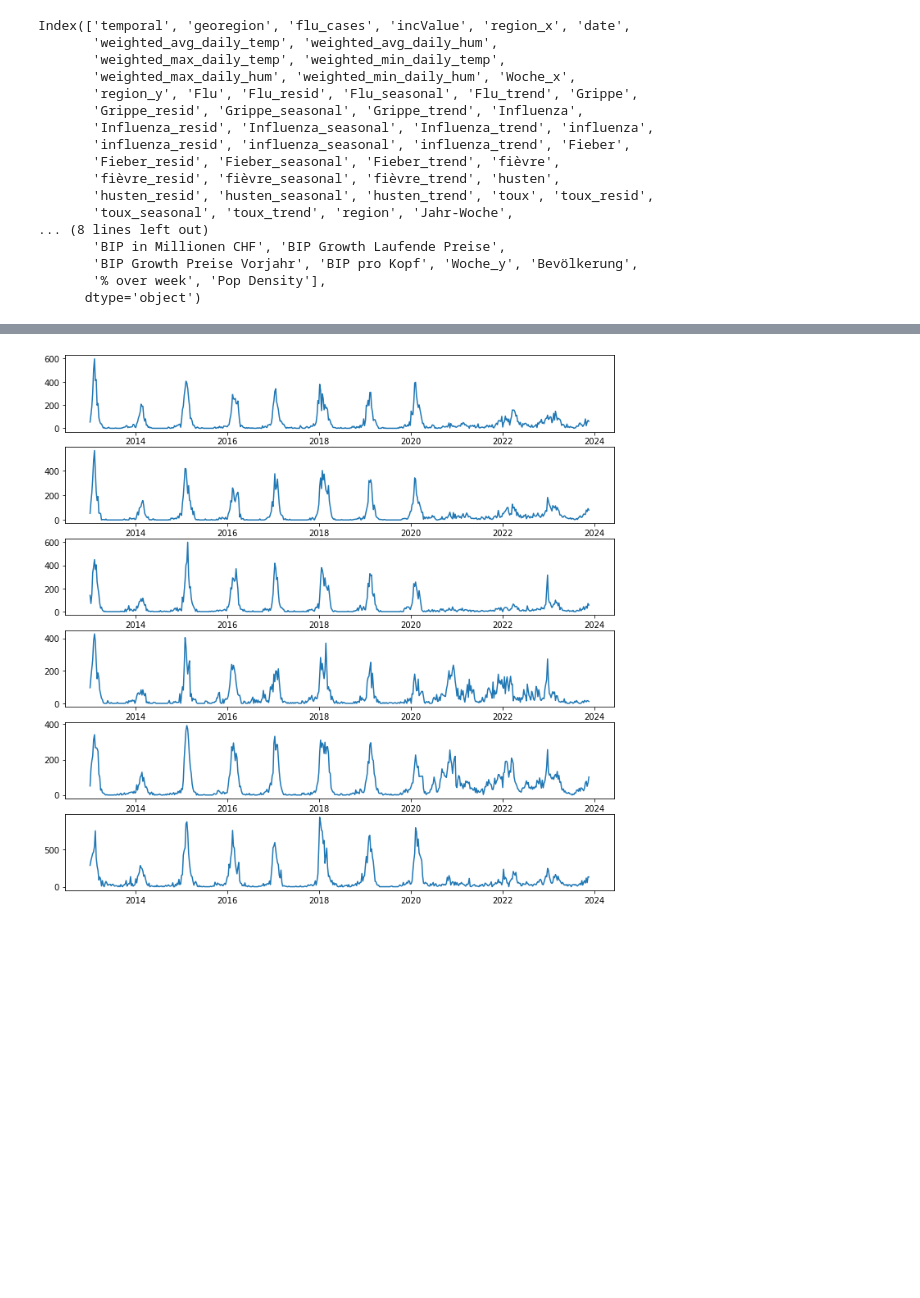
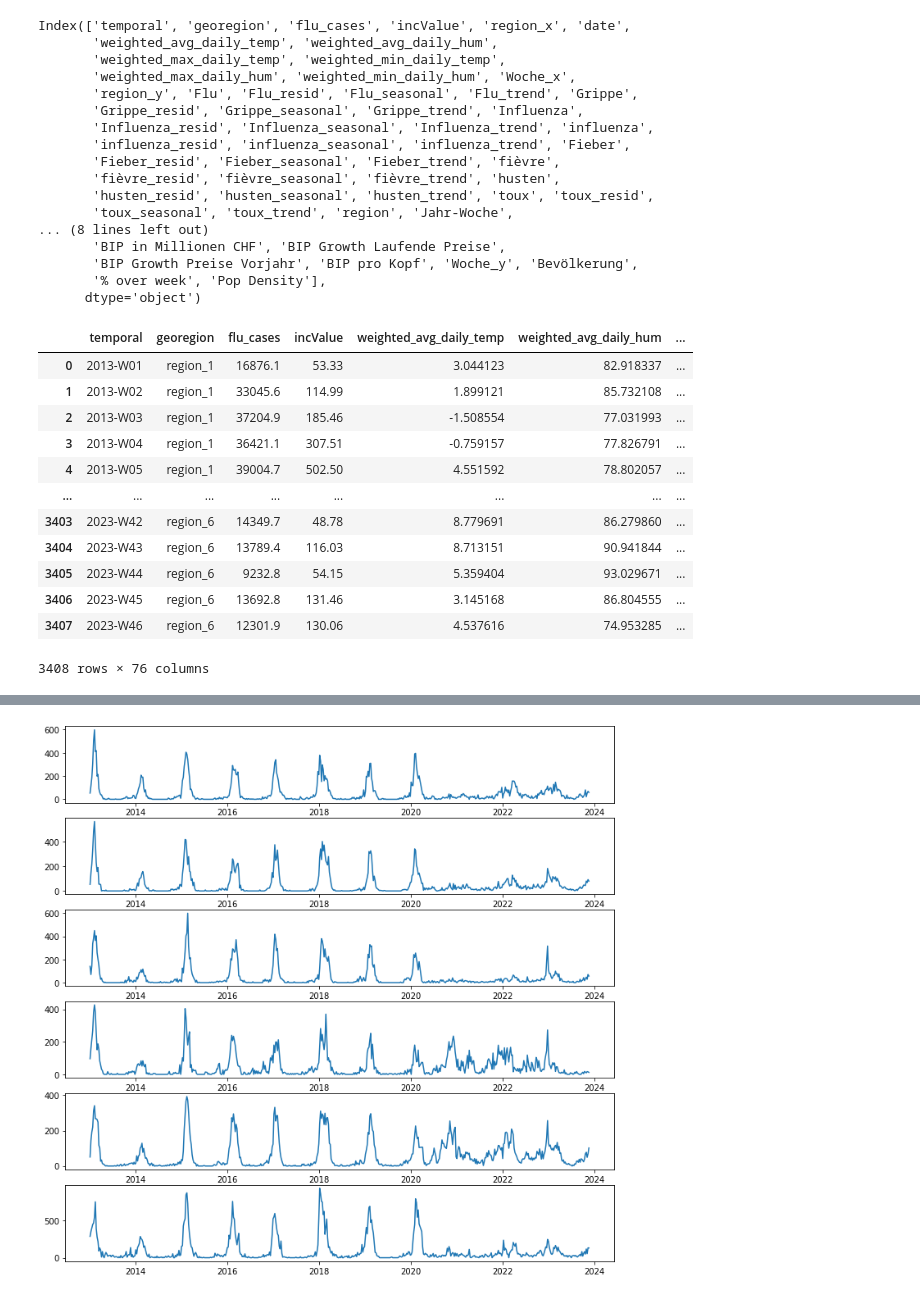
Before and after one commit to th-kl/DSF, a Jupyter notebook: notebooks/random_forest.ipynb, the cells around one changed output, grey strips where cells are left out. Cells and saved outputs as stored; diff of their text form; code cells hidden in the pictures; blank space fills up the shorter version.

```diff
--- a/notebooks/random_forest.ipynb
+++ b/notebooks/random_forest.ipynb
@@ -159,3 +169,19 @@ def iso_to_gregorian(iso_year, iso_week, iso_day):
     "Gregorian calendar date for the given ISO year, week and day"
     year_start = iso_year_start(iso_year)
     return year_start + datetime.timedelta(days=iso_day-1, weeks=iso_week-1)
+# %%
+merged_data
+# %% [output]
+|  | temporal | georegion | flu_cases | incValue | weighted_avg_daily_temp | weighted_avg_daily_hum | ... |
+| 0 | 2013-W01 | region_1 | 16876.1 | 53.33 | 3.044123 | 82.918337 | ... |
+| 1 | 2013-W02 | region_1 | 33045.6 | 114.99 | 1.899121 | 85.732108 | ... |
+| 2 | 2013-W03 | region_1 | 37204.9 | 185.46 | -1.508554 | 77.031993 | ... |
+| 3 | 2013-W04 | region_1 | 36421.1 | 307.51 | -0.759157 | 77.826791 | ... |
+| 4 | 2013-W05 | region_1 | 39004.7 | 502.50 | 4.551592 | 78.802057 | ... |
+| ... | ... | ... | ... | ... | ... | ... | ... |
+| 3403 | 2023-W42 | region_6 | 14349.7 | 48.78 | 8.779691 | 86.279860 | ... |
+| 3404 | 2023-W43 | region_6 | 13789.4 | 116.03 | 8.713151 | 90.941844 | ... |
+| 3405 | 2023-W44 | region_6 | 9232.8 | 54.15 | 5.359404 | 93.029671 | ... |
+| 3406 | 2023-W45 | region_6 | 13692.8 | 131.46 | 3.145168 | 86.804555 | ... |
+| 3407 | 2023-W46 | region_6 | 12301.9 | 130.06 | 4.537616 | 74.953285 | ... |
+3408 rows × 76 columns
```
Also changed, not shown: parts of 22 cells of this notebook.
